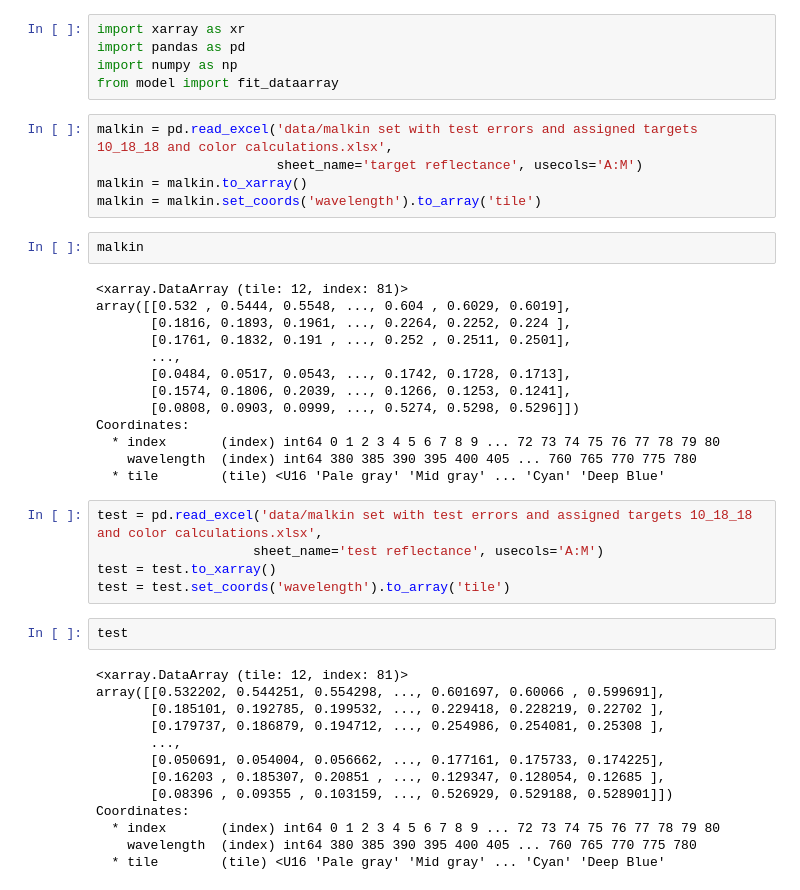
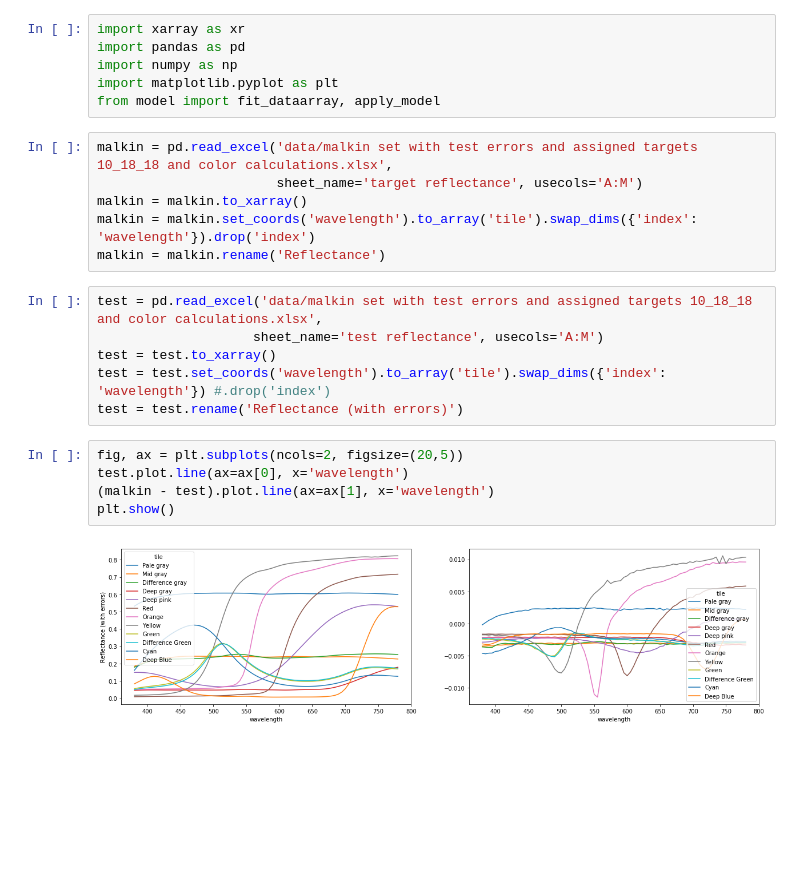
Before and after one commit to silmae/colortiles, a Jupyter notebook: Reference model test.ipynb, the cells around one changed output. Cells and saved outputs as stored; diff of their text form; blank space fills up the shorter version.

```diff
--- a/Reference model test.ipynb
+++ b/Reference model test.ipynb
@@ -2,45 +2,25 @@
 import xarray as xr
 import pandas as pd
 import numpy as np
-from model import fit_dataarray
+import matplotlib.pyplot as plt
+from model import fit_dataarray, apply_model
 # %%
 malkin = pd.read_excel('data/malkin set with test errors and assigned targets 10_18_18 and color calculations.xlsx',
                        sheet_name='target reflectance', usecols='A:M')
 malkin = malkin.to_xarray()
-malkin = malkin.set_coords('wavelength').to_array('tile')
+malkin = malkin.set_coords('wavelength').to_array('tile').swap_dims({'index': 'wavelength'}).drop('index')
+malkin = malkin.rename('Reflectance')
-# %%
-malkin
-# %% [output]
-<xarray.DataArray (tile: 12, index: 81)>
-array([[0.532 , 0.5444, 0.5548, ..., 0.604 , 0.6029, 0.6019],
-       [0.1816, 0.1893, 0.1961, ..., 0.2264, 0.2252, 0.224 ],
-       [0.1761, 0.1832, 0.191 , ..., 0.252 , 0.2511, 0.2501],
-       ...,
-       [0.0484, 0.0517, 0.0543, ..., 0.1742, 0.1728, 0.1713],
-       [0.1574, 0.1806, 0.2039, ..., 0.1266, 0.1253, 0.1241],
-       [0.0808, 0.0903, 0.0999, ..., 0.5274, 0.5298, 0.5296]])
-Coordinates:
-  * index       (index) int64 0 1 2 3 4 5 6 7 8 9 ... 72 73 74 75 76 77 78 79 80
-    wavelength  (index) int64 380 385 390 395 400 405 ... 760 765 770 775 780
-  * tile        (tile) <U16 'Pale gray' 'Mid gray' ... 'Cyan' 'Deep Blue'
 # %%
 test = pd.read_excel('data/malkin set with test errors and assigned targets 10_18_18 and color calculations.xlsx',
                     sheet_name='test reflectance', usecols='A:M')
 test = test.to_xarray()
-test = test.set_coords('wavelength').to_array('tile')
+test = test.set_coords('wavelength').to_array('tile').swap_dims({'index': 'wavelength'}) #.drop('index')
+test = test.rename('Reflectance (with errors)')
-# %%
-test
-# %% [output]
-<xarray.DataArray (tile: 12, index: 81)>
-array([[0.532202, 0.544251, 0.554298, ..., 0.601697, 0.60066 , 0.599691],
-       [0.185101, 0.192785, 0.199532, ..., 0.229418, 0.228219, 0.22702 ],
-       [0.179737, 0.186879, 0.194712, ..., 0.254986, 0.254081, 0.25308 ],
-       ...,
-       [0.050691, 0.054004, 0.056662, ..., 0.177161, 0.175733, 0.174225],
-       [0.16203 , 0.185307, 0.20851 , ..., 0.129347, 0.128054, 0.12685 ],
-       [0.08396 , 0.09355 , 0.103159, ..., 0.526929, 0.529188, 0.528901]])
-Coordinates:
-  * index       (index) int64 0 1 2 3 4 5 6 7 8 9 ... 72 73 74 75 76 77 78 79 80
-    wavelength  (index) int64 380 385 390 395 400 405 ... 760 765 770 775 780
-  * tile        (tile) <U16 'Pale gray' 'Mid gray' ... 'Cyan' 'Deep Blue'
+# %%
+fig, ax = plt.subplots(ncols=2, figsize=(20,5))
+test.plot.line(ax=ax[0], x='wavelength')
+(malkin - test).plot.line(ax=ax[1], x='wavelength')
+plt.show()
+# %% [output]
+[figure, added]
 # %%
```
Also changed, not shown: parts of 8 cells of this notebook.
